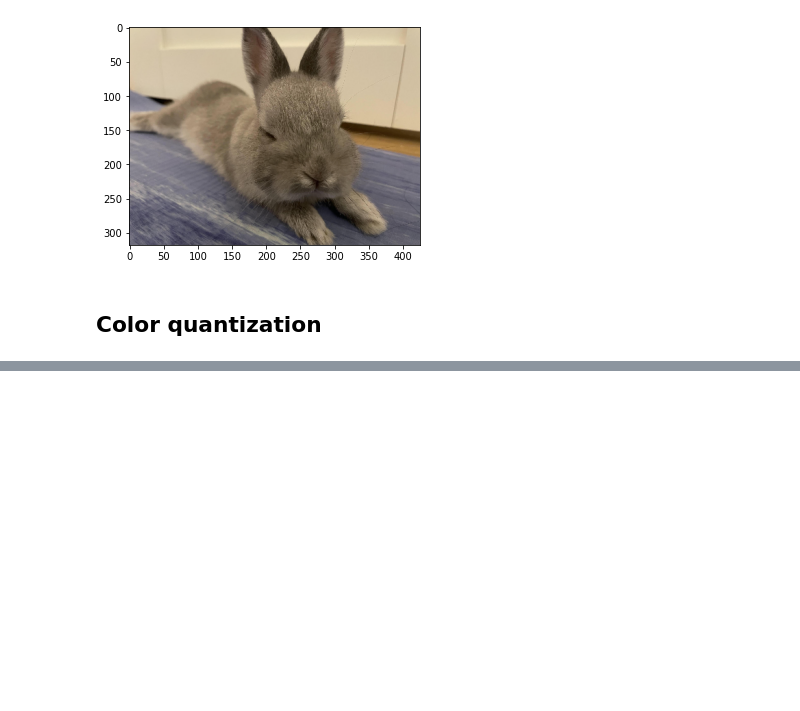
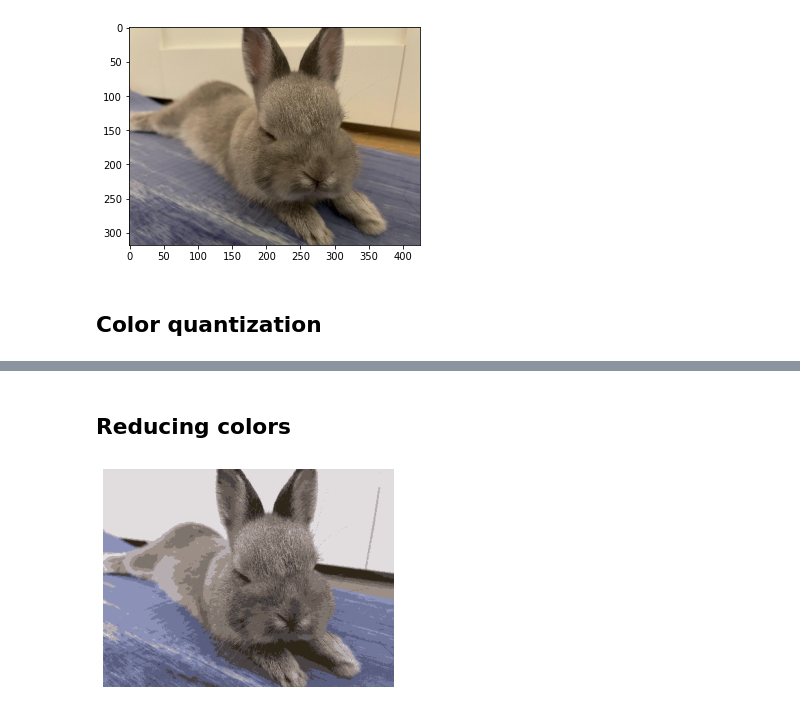
Before and after one commit to kokchun/Maskininlarning-AI21, a Jupyter notebook: Lectures/Code-along/Lec13.1-color_quantization.ipynb, the cells around one changed output, grey strips where cells are left out. Cells and saved outputs as stored; diff of their text form; code cells hidden in the pictures; blank space fills up the shorter version.

```diff
--- a/Lectures/Code-along/Lec13.1-color_quantization.ipynb
+++ b/Lectures/Code-along/Lec13.1-color_quantization.ipynb
@@ -50,0 +76,16 @@ Values before scaling: 0 255
+# %% [markdown]
+## Reducing colors
+# %%
+X_rabbit = rabbit.reshape(-1,3)
+scaled_X_rabbit = scaler.fit_transform(X_rabbit)
+
+kmeans = KMeans(10)
+kmeans.fit(scaled_X_rabbit)
+
+quantized_color_space = kmeans.cluster_centers_[kmeans.labels_]
+quantized_rabbit = quantized_color_space.reshape(rabbit.shape)
+plt.imshow(quantized_rabbit)
+plt.axis("off")
+plt.savefig("fin_kanin.png");
+# %% [output]
+[figure, added]
```
Also changed, not shown: parts of 5 cells of this notebook, 1 other file.
